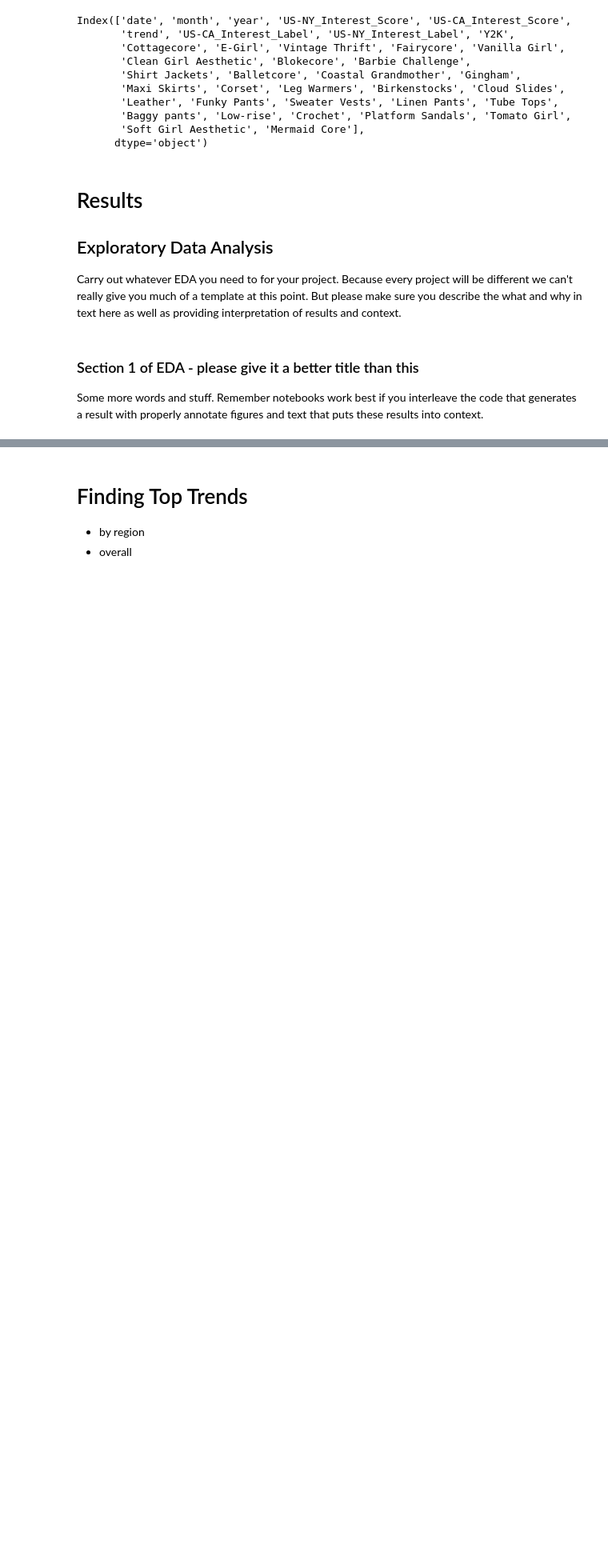
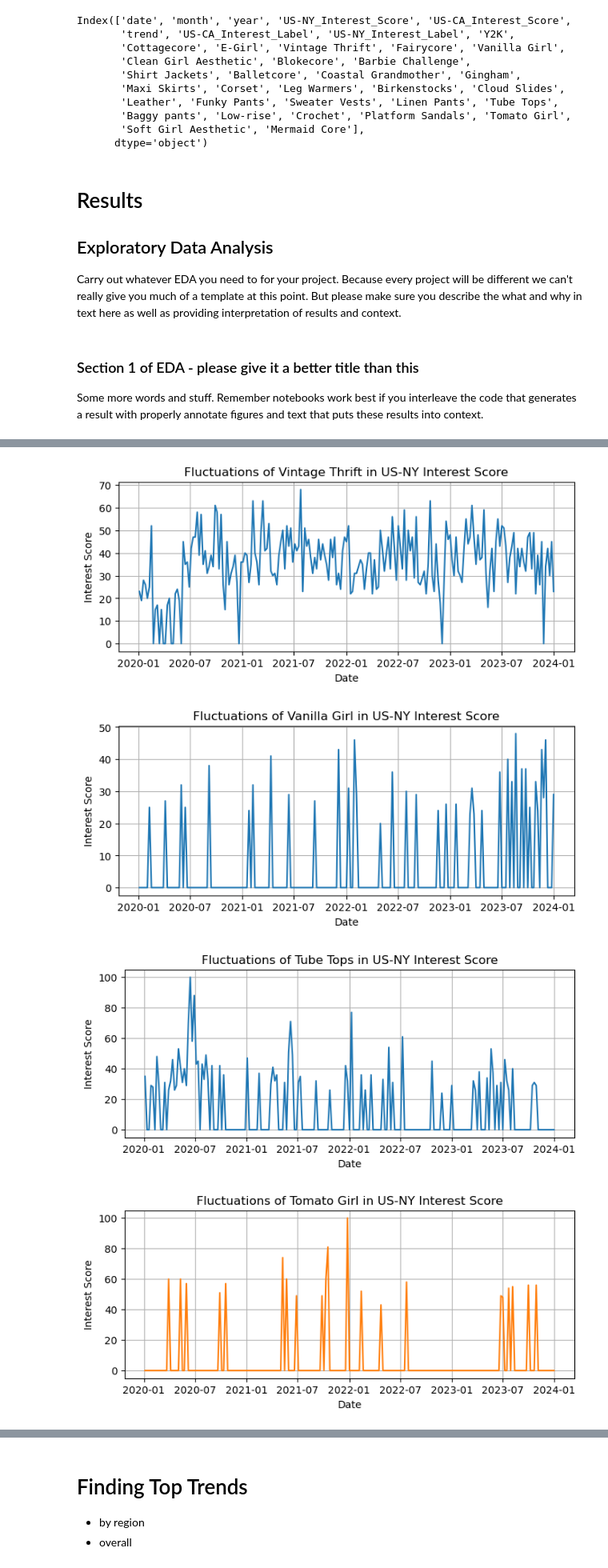
Before and after one commit to COGS108/Group011_WI24, a Jupyter notebook: EDACheckpoint_Group011_WI24.ipynb, the cells around one changed output, grey strips where cells are left out. Shown at 80% size. Cells and saved outputs as stored; diff of their text form; code cells hidden in the pictures; blank space fills up the shorter version.

```diff
--- a/EDACheckpoint_Group011_WI24.ipynb
+++ b/EDACheckpoint_Group011_WI24.ipynb
@@ -512,0 +528,13 @@ Some more words and stuff.  Remember notebooks work best if you interleave the c
+# %%
+# Calculate the first quartile (Q1) and third quartile (Q3)
+
+ny_min = df_all_trends['US-NY_Interest_Score'].min()
+
+# Find outliers
+ny_outliers = df_all_trends[(df_all_trends['US-NY_Interest_Score'] <= ny_min)]
+
+# Print the trends that are outliers
+print("Trends that have received interest scores of 0:")
+
+ny_outlier_trends = ny_outliers['trend'].unique()
+print(ny_outlier_trends)
@@ -512,0 +551,20 @@ Some more words and stuff.  Remember notebooks work best if you interleave the c
+# %%
+# Define a list of colors
+colors = plt.cm.tab10(np.linspace(0, 1, len(ny_outlier_trends)))
+
+# Plot each trend separately with a different color
+for trend, color in zip(ny_outlier_trends, colors):
+    trend_data = df_all_trends[df_all_trends['trend'] == trend]
+    trend_data = trend_data.sort_values(by='date')  # Sort by date
+    plt.figure(figsize=(8, 3))
+    plt.plot(trend_data['date'], trend_data['US-NY_Interest_Score'], color=color)
+    plt.xlabel('Date')
+    plt.ylabel('Interest Score')
+    plt.title(f'Fluctuations of {trend} in US-NY Interest Score')
+    plt.grid(True)
+    plt.show()
+# %% [output]
+[figure, added]
+[figure, added]
+[figure, added]
+[figure, added]
```
Also changed, not shown: parts of 11 cells of this notebook.
